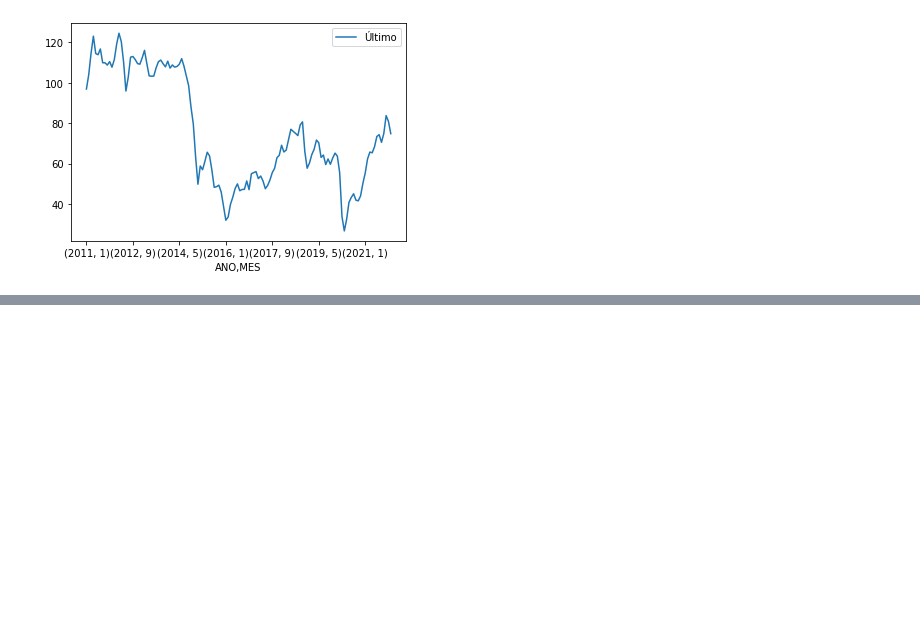
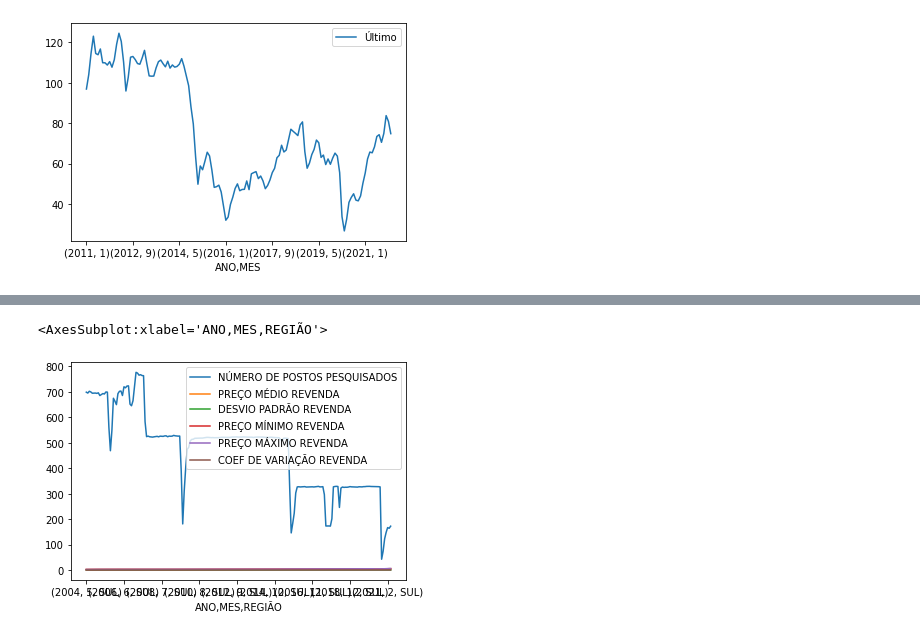
Before and after one commit to oliveira-chr/Gasolina-Petroleo-Dataset, a Jupyter notebook: jupiter/project.ipynb, the cells around one changed output, grey strips where cells are left out. Saved outputs shown, nothing was run; the diff lists cells and outputs as text; code cells hidden in the pictures; blank space fills up the shorter version.

```diff
--- a/jupiter/project.ipynb
+++ b/jupiter/project.ipynb
@@ -188,0 +192,5 @@ dg_gas_total_gp.plot()
+# %%
+df_gas_sul_gp.plot()
+# %% [output]
+<AxesSubplot:xlabel='ANO,MES,REGIÃO'>
+[figure, added]
```
Also changed, not shown: parts of 4 cells of this notebook.
